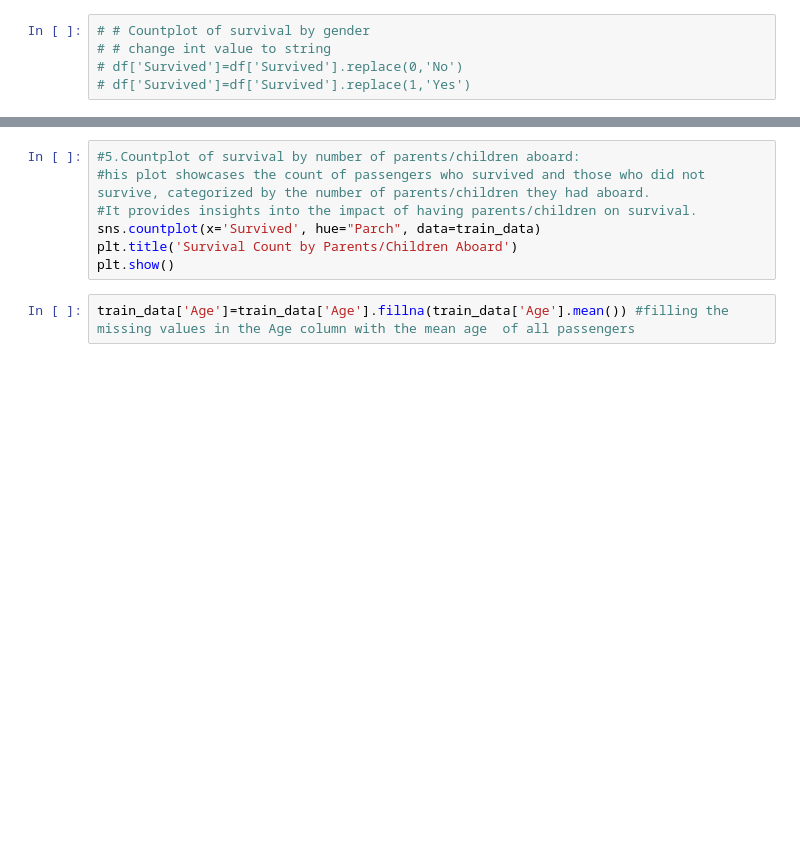
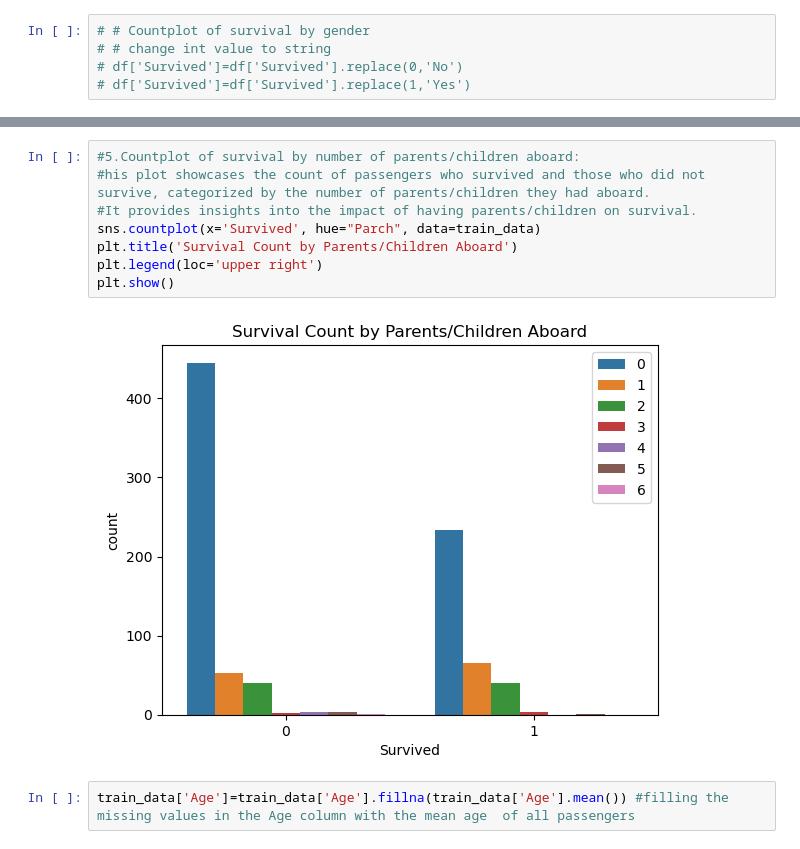
Before and after one commit to ArslanAmanov/AI-ML-DL, a Jupyter notebook: Kaggle Projects /Titanic dataset/titanicprojectnotebook.ipynb, the cells around one changed output, grey strips where cells are left out. Cells and saved outputs as stored; diff of their text form; blank space fills up the shorter version.

```diff
--- a/Kaggle Projects /Titanic dataset/titanicprojectnotebook.ipynb
+++ b/Kaggle Projects /Titanic dataset/titanicprojectnotebook.ipynb
@@ -64,10 +71,13 @@ plt.show()
 # %%
 #5.Countplot of survival by number of parents/children aboard:
 #his plot showcases the count of passengers who survived and those who did not survive, categorized by the number of parents/children they had aboard.
 #It provides insights into the impact of having parents/children on survival.
 sns.countplot(x='Survived', hue="Parch", data=train_data)
 plt.title('Survival Count by Parents/Children Aboard')
+plt.legend(loc='upper right')
 plt.show()
+# %% [output]
+[figure, added]
 # %%
 train_data['Age']=train_data['Age'].fillna(train_data['Age'].mean()) #filling the missing values in the Age column with the mean age  of all passengers
 # %%
```
Also changed, not shown: parts of 25 cells of this notebook.
